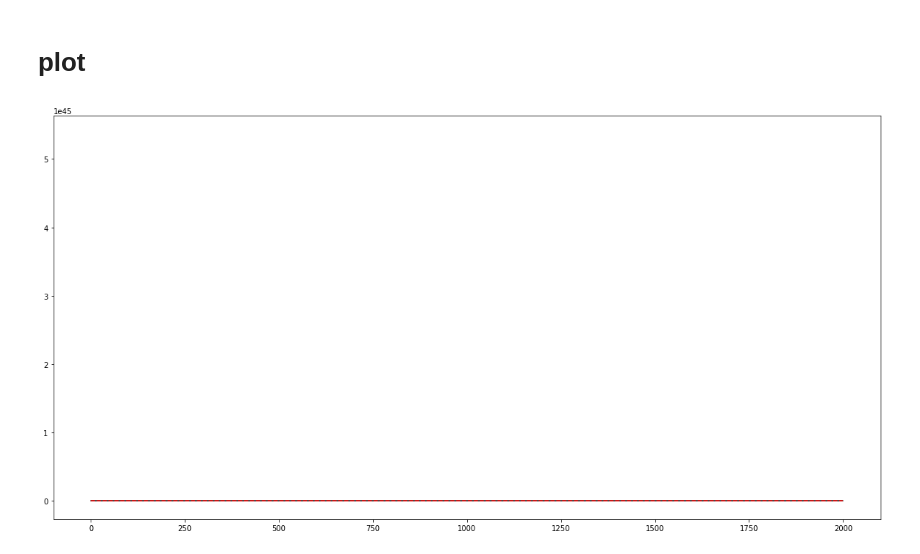
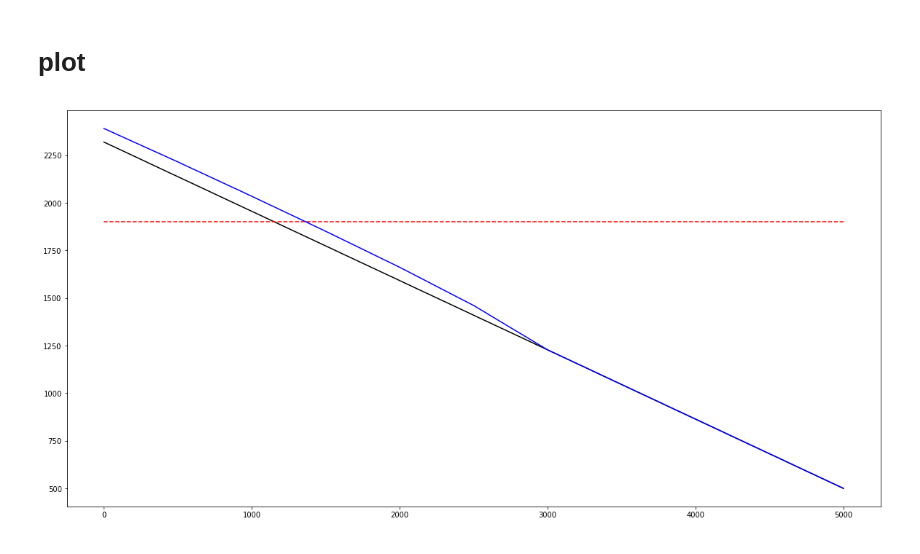
Before and after one commit to mjacqu/glaciers, a Jupyter notebook: glaciers.ipynb, the cells around one changed output. Drawn from its saved outputs; the diff is of its cells as text; code cells hidden in the pictures.

Commit message:
Glacier model that now works thanks to Greg

```diff
--- a/glaciers.ipynb
+++ b/glaciers.ipynb
@@ -5,27 +5,38 @@ import matplotlib.pyplot as plt
 #### set + initialize
 # %%
 # set
-runtime = 10000 # years
-dx = 1
-dt = 1 #year
+runtime = 10000.0 # years
+valley_length = 5000.0 #
+dx = 500.0  # m  (GT made this WAAAAY bigger for stability and debugging)
+dt = 1.0 #year
 rho_ice = 917 # kg/m3
-A = 2.1*(10**-16)  # Arrhenius constant [mPa/yr]
+A = 2.1*(10**-16)  # Arrhenius constant [Pa^-3 yr^-1]
 N = 3 # shape factor from Glen's Flow Law
 g = 9.81 # m/s2 gravitational acceleration
 gamma = 0.01 # mass balance gradient [(m/yr)/m]
-valley = 1500 # elevation of valley floor (minimum elevation)
+valley = 500 # elevation of valley floor (minimum elevation)
 ela = 1900 # Equilibrium line altitude
-hor_dist = np.arange(0,2000,dx) # x-array
+hor_dist = np.arange(0, valley_length + dx, dx) # x-array
 slope= np.radians(20) # slope in degrees
-z_bedrock = valley+(2000-hor_dist)*np.tan(slope) # glacier bed
+z_bedrock = valley + (valley_length - hor_dist) * np.tan(slope) # glacier bed
+
+# define number of iterations
+num_iterations = int(runtime / dt)
 
 #initialize
 H = np.zeros(len(hor_dist))# ice thickness array
 b = np.zeros(len(hor_dist))# mass balance array
-z_glacier = valley+(2000-hor_dist)*np.tan(slope)# glacier surface elevation array
+
+# GT setting this to copy z_bedrock initially
+z_glacier = z_bedrock.copy() #valley+(2000-hor_dist)*np.tan(slope)# glacier surface elevation array
+
 ice_slope = np.diff(z_glacier) # glacier surface slope array
 H_edge = np.zeros(len(ice_slope)) # ice thickness edge array
-Q = np.zeros(len(ice_slope))# ice discharge array
+#print('initial H_edge')
+#print(H_edge)
+# GT making this 1 element longer than elevation/thickness,
+# so when it gets diff'd it will be exactly the right length
+Q = np.zeros(len(z_bedrock) + 1)# ice discharge array
 # %% [markdown]
 #### run model
 # %%
@@ -43,9 +91,9 @@ for i in range(runtime):
 # plot
 # %%
 plt.figure(figsize=(20,10))
-plt.plot(hor_dist,z_bedrock,'k')
-plt.plot(hor_dist,np.ones(2000)*ela,'--',color='red')
-plt.plot(hor_dist,z_glacier,'b')
+plt.plot(hor_dist, z_bedrock, 'k')
+plt.plot(hor_dist, np.ones(len(hor_dist)) * ela, '--', color='red')
+plt.plot(hor_dist, z_glacier, 'b')
 plt.show()
 # %% [output]
-[figure, old version]
+[figure, new version]
```
Also changed, not shown: parts of 1 cell of this notebook.
